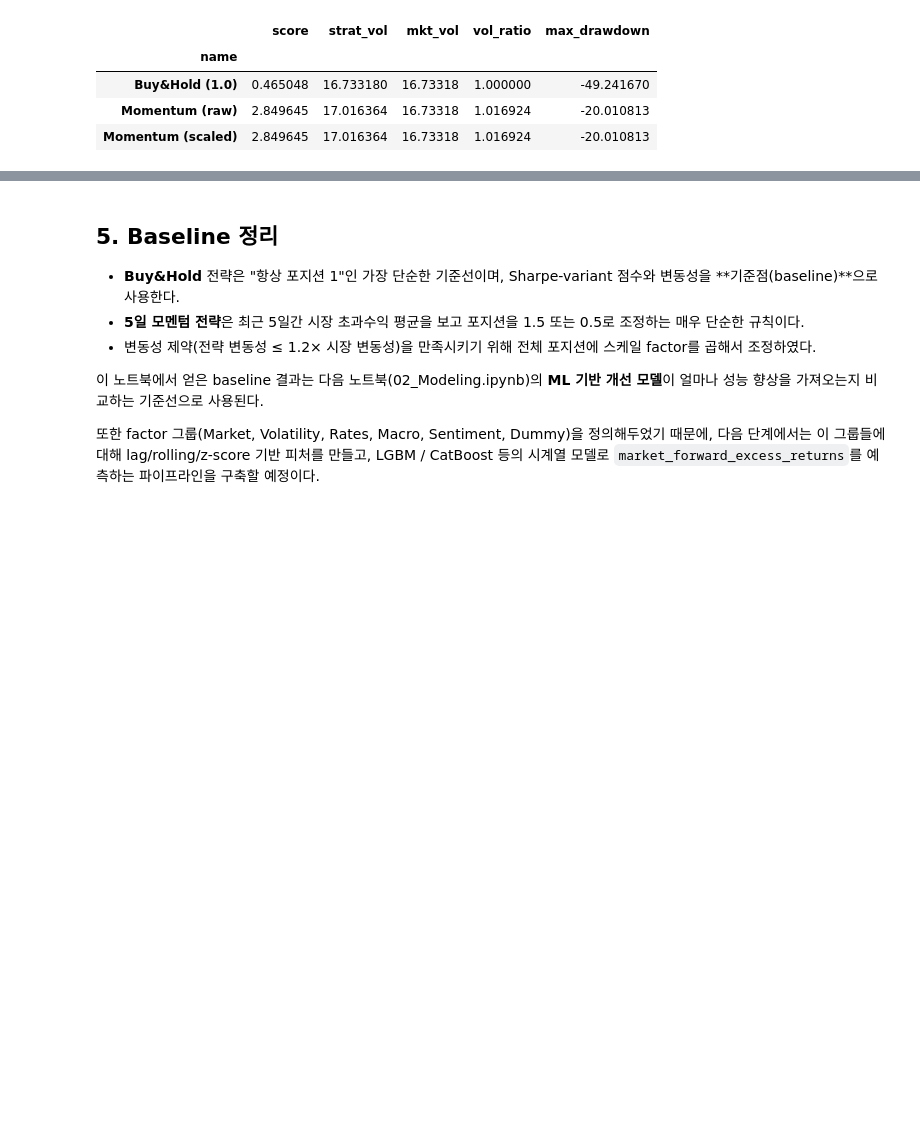
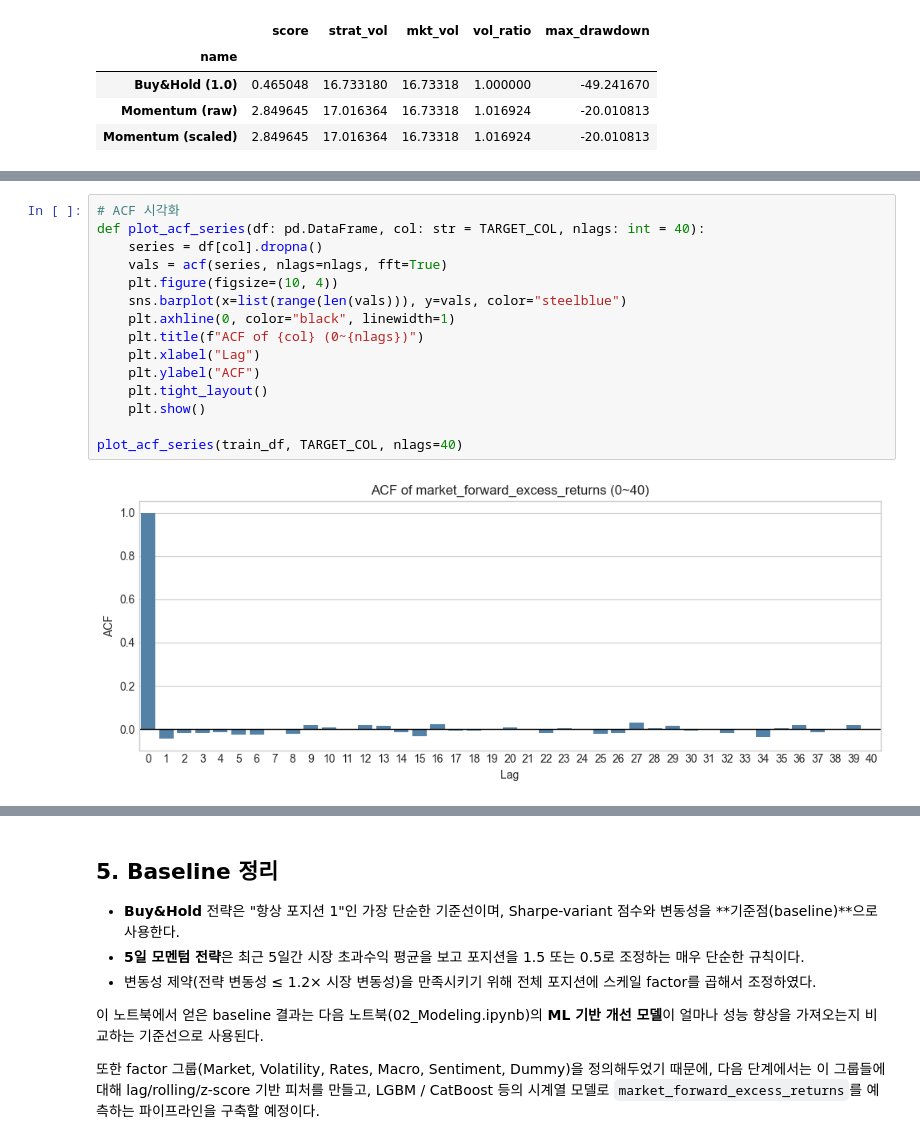
Before and after one commit to MachineLearningProject-2025/proj4, a Jupyter notebook: notebooks/01_eda_baseline.ipynb, the cells around one changed output, grey strips where cells are left out. Cells and saved outputs as stored; diff of their text form; blank space fills up the shorter version.

```diff
--- a/notebooks/01_eda_baseline.ipynb
+++ b/notebooks/01_eda_baseline.ipynb
@@ -435,0 +542,17 @@ summary.set_index("name")
+# %%
+# ACF 시각화
+def plot_acf_series(df: pd.DataFrame, col: str = TARGET_COL, nlags: int = 40):
+    series = df[col].dropna()
+    vals = acf(series, nlags=nlags, fft=True)
+    plt.figure(figsize=(10, 4))
+    sns.barplot(x=list(range(len(vals))), y=vals, color="steelblue")
+    plt.axhline(0, color="black", linewidth=1)
+    plt.title(f"ACF of {col} (0~{nlags})")
+    plt.xlabel("Lag")
+    plt.ylabel("ACF")
+    plt.tight_layout()
+    plt.show()
+
+plot_acf_series(train_df, TARGET_COL, nlags=40)
+# %% [output]
+[figure, added]
```
Also changed, not shown: parts of 6 cells of this notebook, 29 other files.
